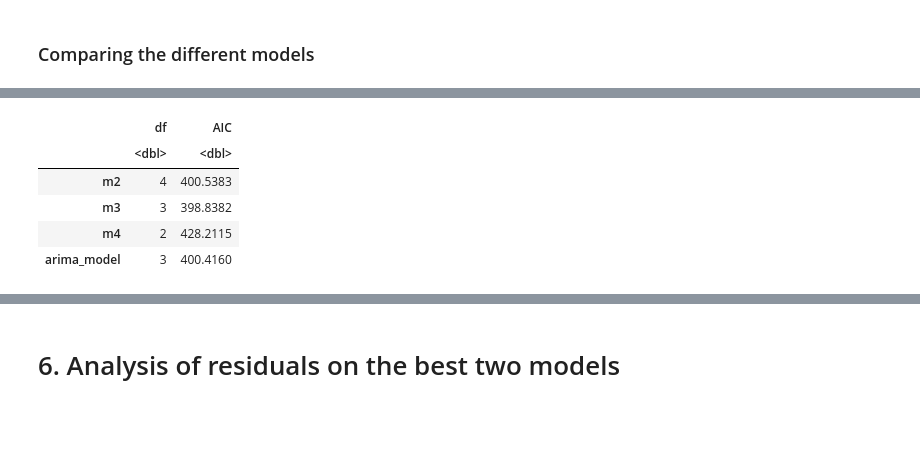
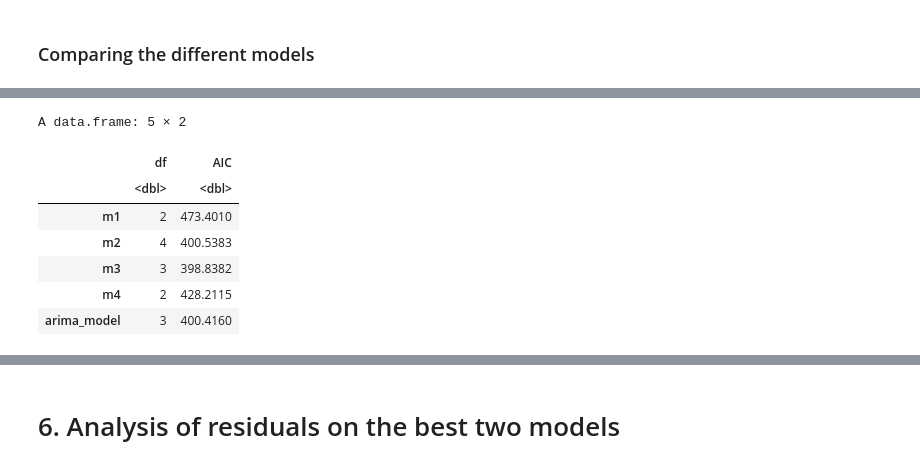
Before and after one commit to gojosatorusu/Analysis-And-Forecasting-of-US-CPI, a Jupyter notebook: CPI.ipynb, the cells around one changed output, grey strips where cells are left out. Saved outputs shown, nothing was run; the diff lists cells and outputs as text; code cells hidden in the pictures; blank space fills up the shorter version.

Commit message:
fix: fixed the m1 model

```diff
--- a/CPI.ipynb
+++ b/CPI.ipynb
@@ -487,3 +504,7 @@ Training set -0.0001417011 1.688712 1.293372 -0.0004044808 0.1925817 0.08920907
 Training set 0.0244368
 # %% [markdown]
 ### 2. fitting other models from the results of the previous section
+# %%
+m1 <- arima(y_bc, order = c(0, 1, 1))
+
+summary(m1)
@@ -551,5 +588,5 @@ Training set 0.009514558
 # %% [markdown]
 ### Comparing the different models
 # %%
-AIC(m2, m3, m4, arima_model)
+AIC(m1, m2, m3, m4, arima_model)
 # %% [output]
@@ -557,5 +595,7 @@ A data.frame: 4 × 2
+A data.frame: 5 × 2
 |  | df | AIC |
 |  | <dbl> | <dbl> |
+| m1 | 2 | 473.4010 |
 | m2 | 4 | 400.5383 |
 | m3 | 3 | 398.8382 |
 | m4 | 2 | 428.2115 |
```
Also changed, not shown: parts of 10 cells of this notebook.
